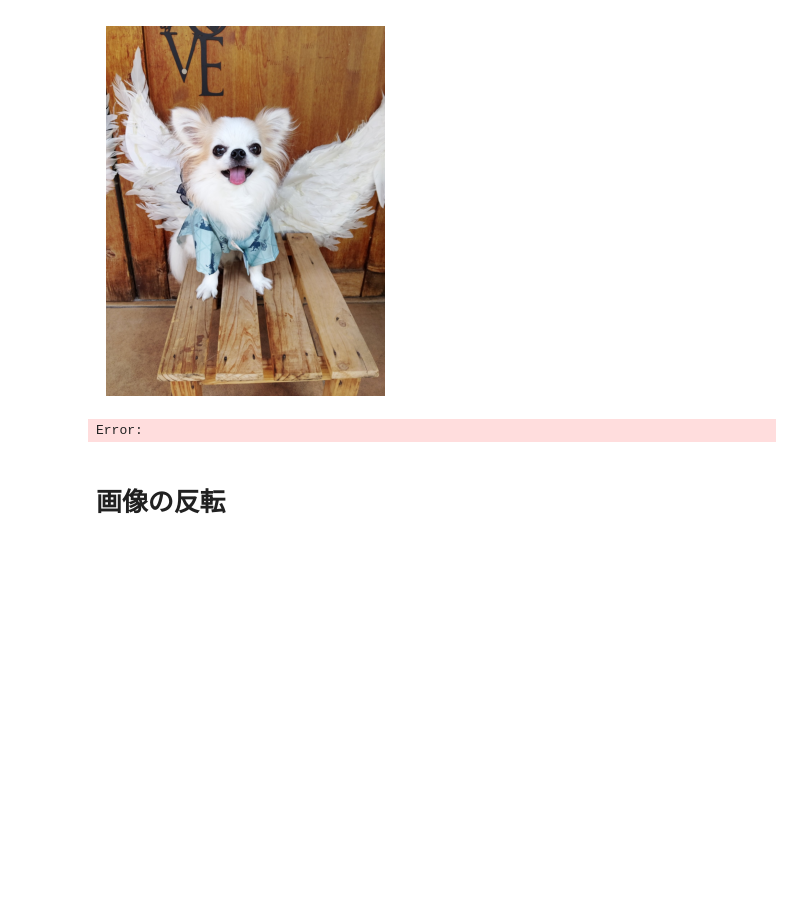
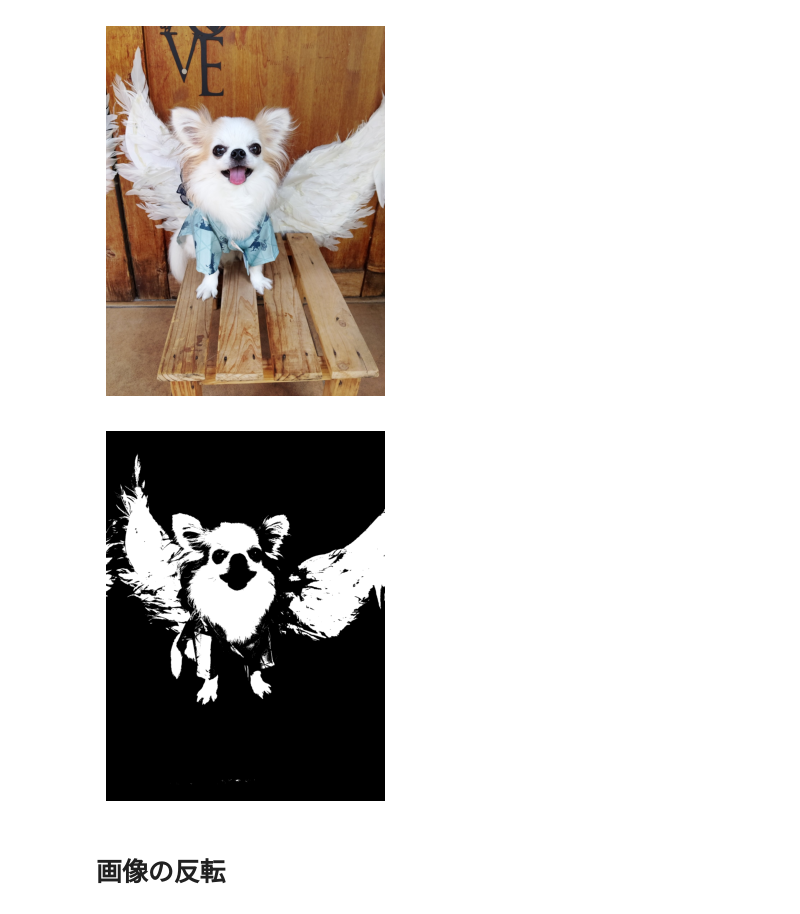
Before and after one commit to oyo-k/KGU-Python-Programming, a Jupyter notebook: src/gazo_practice/s1.ipynb, the cells around one changed output. Drawn from its saved outputs; the diff is of its cells as text; code cells hidden in the pictures; blank space fills up the shorter version.

```diff
--- a/src/gazo_practice/s1.ipynb
+++ b/src/gazo_practice/s1.ipynb
@@ -299,22 +307,23 @@ plt.show()
 # %%
 # 2値化処理
 ## OpenCVを使って画像をグレースケールに変換し、2値化処理を行います。
 gray = cv2.cvtColor(img, cv2.COLOR_BGR2GRAY)
 ## グレースケール画像を二値化するための処理です。
-_, binary = cv2.threshold(gray, 100, 255, cv2.THRESH_BINARY)
+_, binary = cv2.threshold(gray, 200, 255, cv2.THRESH_BINARY)
 #### 100 はしきい値で、100以下の値は0（黒）に、100より大きい値は255（白）に変換されます。
 #### 100 の値を変更してみましょう。
+
 ## 画像を表示するための処理です。
 # cv2.imshow()を使って表示
 # cv2.imshow('Binary Image', binary)
 # cv2.waitKey(0)
 # cv2.destroyAllWindows()
 
 plt.imshow(binary, cmap='gray')
 plt.axis('off')
 plt.show()
 # %% [output]
-Error:
+[figure, added]
 # %% [markdown]
 # 画像の反転
 # %%
```
Also changed, not shown: parts of 2 cells of this notebook.
